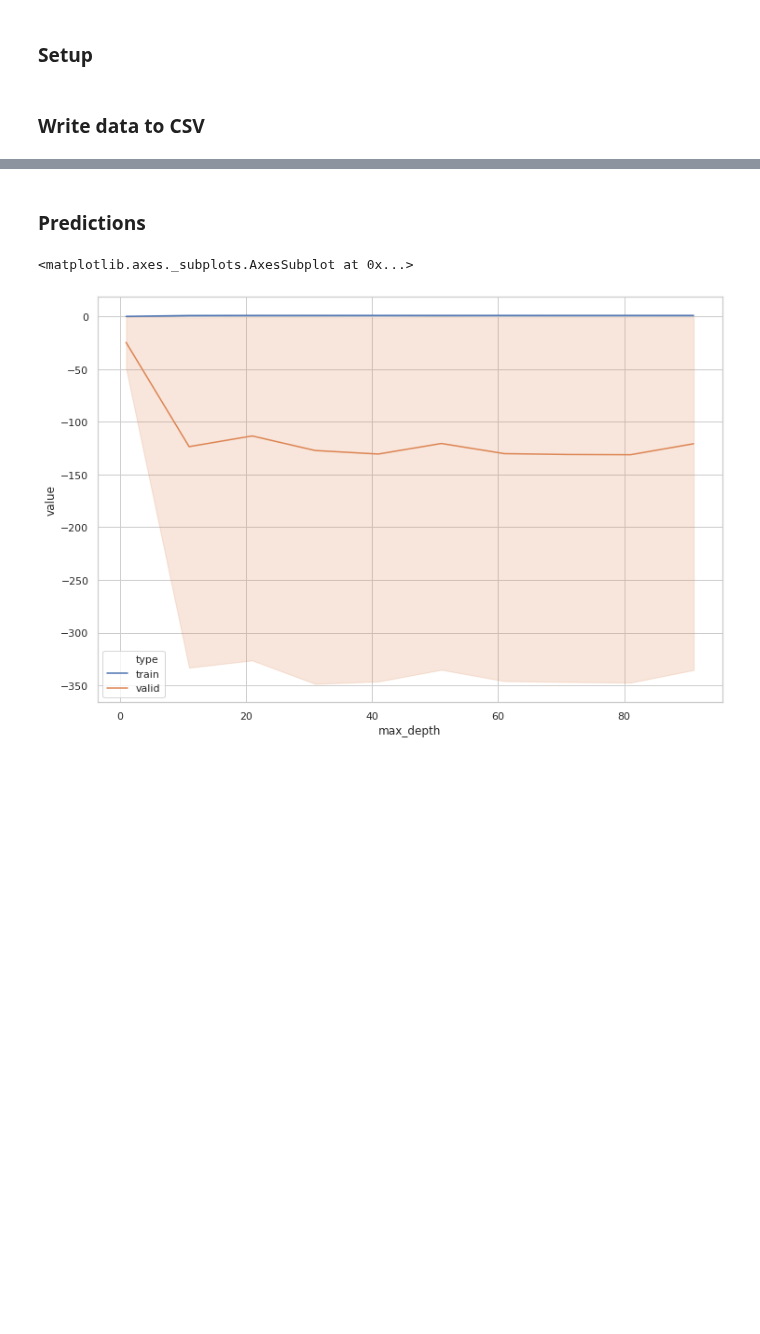
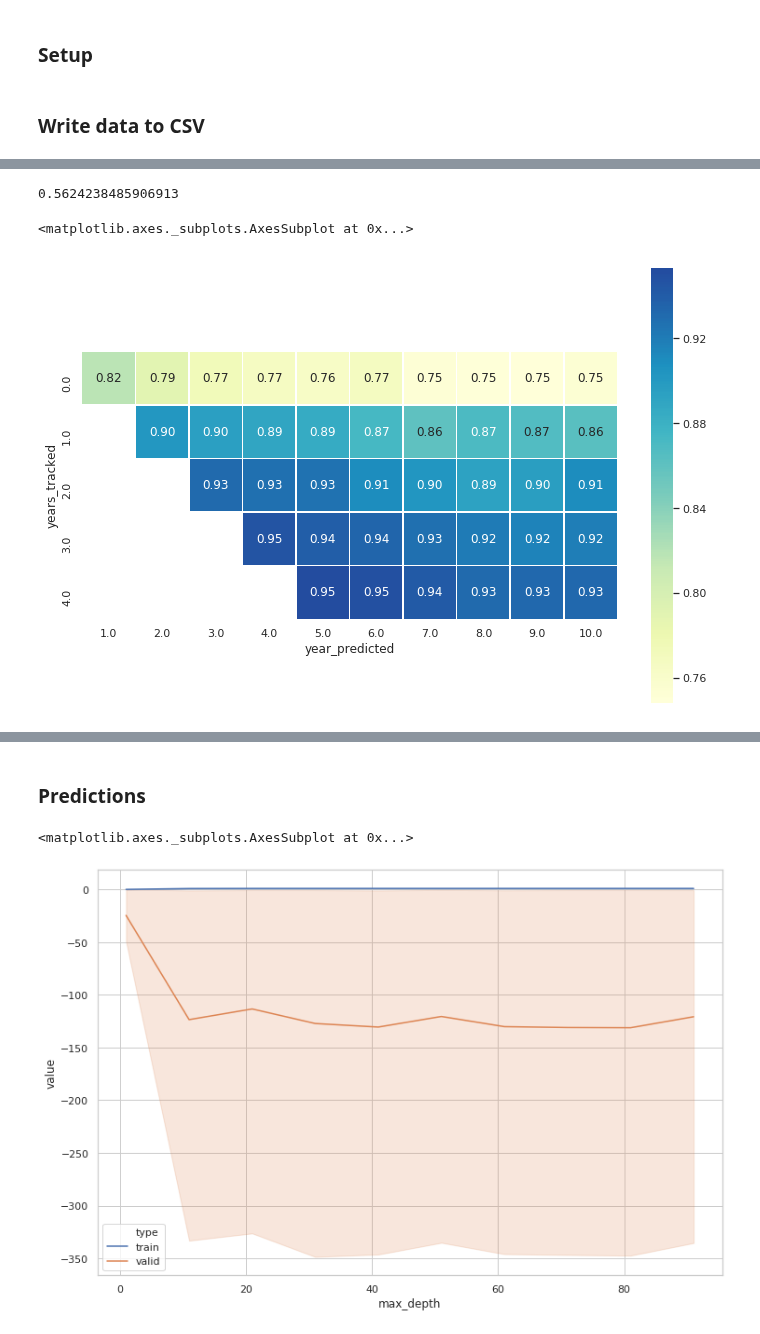
Before and after one commit to timholds/Graph-Embeddings, a Jupyter notebook: notebooks/ImpactPrediction/prediction_earlyWarning.ipynb, the cells around one changed output, grey strips where cells are left out. Saved outputs shown, nothing was run; the diff lists cells and outputs as text; code cells hidden in the pictures; blank space fills up the shorter version.

```diff
--- a/notebooks/ImpactPrediction/prediction_earlyWarning.ipynb
+++ b/notebooks/ImpactPrediction/prediction_earlyWarning.ipynb
@@ -104,20 +124,18 @@ Query completed in 0.00 minutes.
 # %%
-for years_ahead in range(4,5):#10+1):
-    fpath = '/tmp/data/quanta.predict.{miny}.{maxy}.{ya}.csv'.format(
-        miny=min_year, maxy=max_year, ya=years_ahead)
-    df = pd.read_csv(fpath, engine='python', error_bad_lines=False)
+fpath = '/tmp/data/quanta.predict.{miny}.{maxy}.{yt}.csv'.format(
+    miny=min_year, maxy=max_year, yt=years_tracked, ya=years_ahead)
+df = pd.read_csv(fpath, engine='python', error_bad_lines=False)
+df = df.dropna()
 
-    n_n2v_dims = len(df.loc[0,'node2vec_0'])
-    for y in range(0,2):
-        col_name = 'node2vec_{}'.format(y)
-        df[col_name] = df[col_name].apply(literal_eval)
+for y in tqdm(range(years_tracked+1)):
 
-        new_col_names = ["{}_{}".format(col_name, i) for i in range(n_n2v_dims)]
-        col_rename_map = dict(zip(range(n_n2v_dims), new_col_names))
+    col = 'node2vec_{}'.format(y)
+    n2vdf = pd.DataFrame(df[col].apply(json.loads).tolist())
+    n2v_dim = n2vdf.shape[1]
+    n2vdf.columns = ['{}_{}'.format(col, i) for i in range(n2v_dim)]
 
-        df = pd.concat([df,df.loc[:,col_name].apply(pd.Series)],axis=1) \
-                .rename(columns=dict(col_rename_map)) \
-                .drop(col_name, axis=1)
+    df = pd.concat([df.reset_index(drop=True), n2vdf.reset_index(drop=True)], axis=1)
+    df = df.drop(col, axis=1)
 
-    df = df.dropna()
-    df.to_csv('{}.out'.format(fpath))
+
+df.to_csv('{}.out'.format(fpath))
@@ -124,5 +162,3 @@ for years_ahead in range(4,5):#10+1):
 # %%
-years_ahead = 4
-df = pd.read_csv('/tmp/data/quanta.predict.{miny}.{maxy}.{ya}.csv.out'.format(
-        miny=min_year, maxy=max_year, ya=years_ahead))
-df.shape
+df = pd.read_csv('/tmp/data/quanta.predict.{miny}.{maxy}.{yt}.csv.out'.format(
+    miny=min_year, maxy=max_year, yt=years_tracked))
@@ -131,6 +164,0 @@ df.shape
-# %%
-pctile = .99
-cutoff = df['timeScaledPageRank_predict'].quantile(q=pctile)
-
-df['high_impact'] = df['timeScaledPageRank_predict'] > cutoff
-print(df['high_impact'].value_counts())
@@ -140,0 +304,12 @@ Name: high_impact, dtype: int64
+# %%
+y_pred = pipeline.predict(X_test)
+f1_score(y_pred=y_pred, y_true=y_test)
+# %% [output]
+0.5624238485906913
+# %%
+sns.heatmap(data=results.pivot('years_tracked', 'year_predicted', 'score'),
+           annot=True, fmt='.2f', linewidth=.5, cbar=True, square=True,
+           cmap='YlGnBu', center=results['score'].mean())
+# %% [output]
+<matplotlib.axes._subplots.AxesSubplot at 0x...>
+[figure, added]
```
Also changed, not shown: parts of 21 cells of this notebook, 3 other files.
